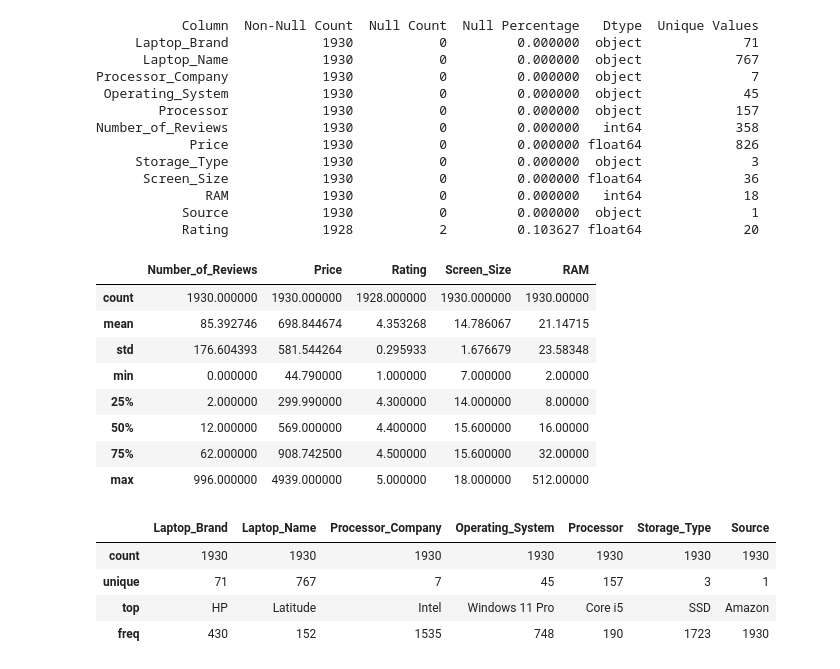
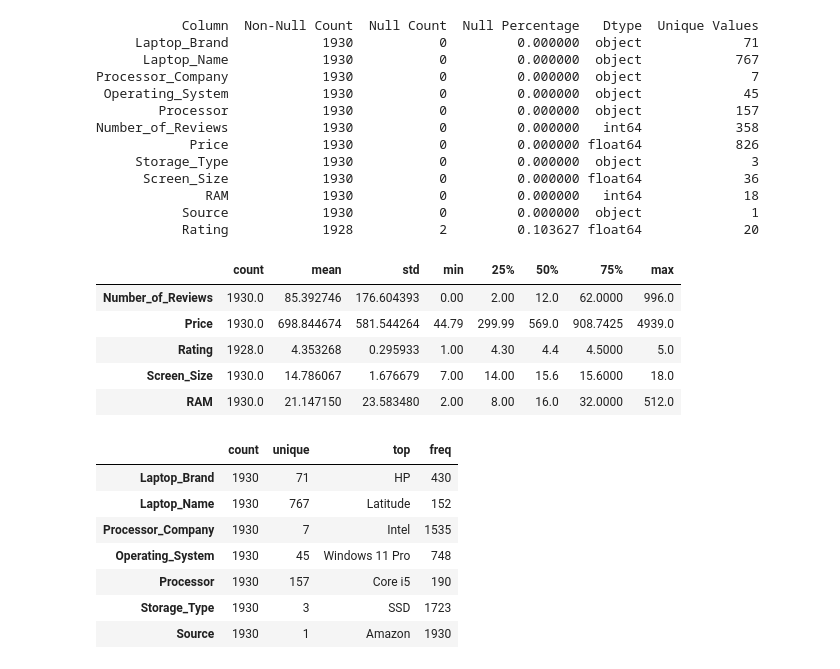
Before and after one commit to VaibhavSaran/CSE-587-PROJECT-LAPTRACK, a Jupyter notebook: amazon/Amazon Data Cleaning.ipynb, the cells around one changed output. Saved outputs shown, nothing was run; the diff lists cells and outputs as text; code cells hidden in the pictures.

```diff
--- a/amazon/Amazon Data Cleaning.ipynb
+++ b/amazon/Amazon Data Cleaning.ipynb
@@ -435,7 +437,6 @@ finalDF_cleaned.head(2)
 # Remove 'inches' and keep only the number from Display Screen Size
 finalDF_cleaned['Display_size_num'] = finalDF_cleaned['Display_size'].str.replace(r'\s*inches?', '', case=False, regex=True)
 
-finalDF_cleaned['Display_size_num'] = pd.to_numeric(finalDF_cleaned['Display_size_num'], errors='coerce')
 finalDF_cleaned['Display_size_num'] = finalDF_cleaned['Display_size_num'].astype(float)
 finalDF_cleaned.head(2)
 # %% [output]
@@ -516,25 +517,25 @@ Number_of_Reviews            1930           0         0.000000   int64
            Source            1930           0         0.000000  object              1
            Rating            1928           2         0.103627 float64             20
 # %%
-finalDF_cleaned_aligned.describe()
+finalDF_cleaned_aligned.describe().T
 # %% [output]
-|  | Number_of_Reviews | Price | Rating | Screen_Size | RAM |
-| count | 1930.000000 | 1930.000000 | 1928.000000 | 1930.000000 | 1930.00000 |
-| mean | 85.392746 | 698.844674 | 4.353268 | 14.786067 | 21.14715 |
-| std | 176.604393 | 581.544264 | 0.295933 | 1.676679 | 23.58348 |
-| min | 0.000000 | 44.790000 | 1.000000 | 7.000000 | 2.00000 |
-| 25% | 2.000000 | 299.990000 | 4.300000 | 14.000000 | 8.00000 |
-| 50% | 12.000000 | 569.000000 | 4.400000 | 15.600000 | 16.00000 |
-| 75% | 62.000000 | 908.742500 | 4.500000 | 15.600000 | 32.00000 |
-| max | 996.000000 | 4939.000000 | 5.000000 | 18.000000 | 512.00000 |
+|  | count | mean | std | min | 25% | 50% | 75% | max |
+| Number_of_Reviews | 1930.0 | 85.392746 | 176.604393 | 0.00 | 2.00 | 12.0 | 62.0000 | 996.0 |
+| Price | 1930.0 | 698.844674 | 581.544264 | 44.79 | 299.99 | 569.0 | 908.7425 | 4939.0 |
+| Rating | 1928.0 | 4.353268 | 0.295933 | 1.00 | 4.30 | 4.4 | 4.5000 | 5.0 |
+| Screen_Size | 1930.0 | 14.786067 | 1.676679 | 7.00 | 14.00 | 15.6 | 15.6000 | 18.0 |
+| RAM | 1930.0 | 21.147150 | 23.583480 | 2.00 | 8.00 | 16.0 | 32.0000 | 512.0 |
 # %%
-finalDF_cleaned_aligned.describe(include='object')
+finalDF_cleaned_aligned.describe(include='object').T
 # %% [output]
-|  | Laptop_Brand | Laptop_Name | Processor_Company | Operating_System | Processor | Storage_Type | Source |
-| count | 1930 | 1930 | 1930 | 1930 | 1930 | 1930 | 1930 |
-| unique | 71 | 767 | 7 | 45 | 157 | 3 | 1 |
-| top | HP | Latitude | Intel | Windows 11 Pro | Core i5 | SSD | Amazon |
-| freq | 430 | 152 | 1535 | 748 | 190 | 1723 | 1930 |
+|  | count | unique | top | freq |
+| Laptop_Brand | 1930 | 71 | HP | 430 |
+| Laptop_Name | 1930 | 767 | Latitude | 152 |
+| Processor_Company | 1930 | 7 | Intel | 1535 |
+| Operating_System | 1930 | 45 | Windows 11 Pro | 748 |
+| Processor | 1930 | 157 | Core i5 | 190 |
+| Storage_Type | 1930 | 3 | SSD | 1723 |
+| Source | 1930 | 1 | Amazon | 1930 |
 # %%
 outputDataFilePath = './consolidated_amazon_laptop_data.csv'
 finalDF_cleaned_aligned.to_csv(outputDataFilePath, index=False)
```
Also changed, not shown: parts of 13 cells of this notebook, 5 other files.
